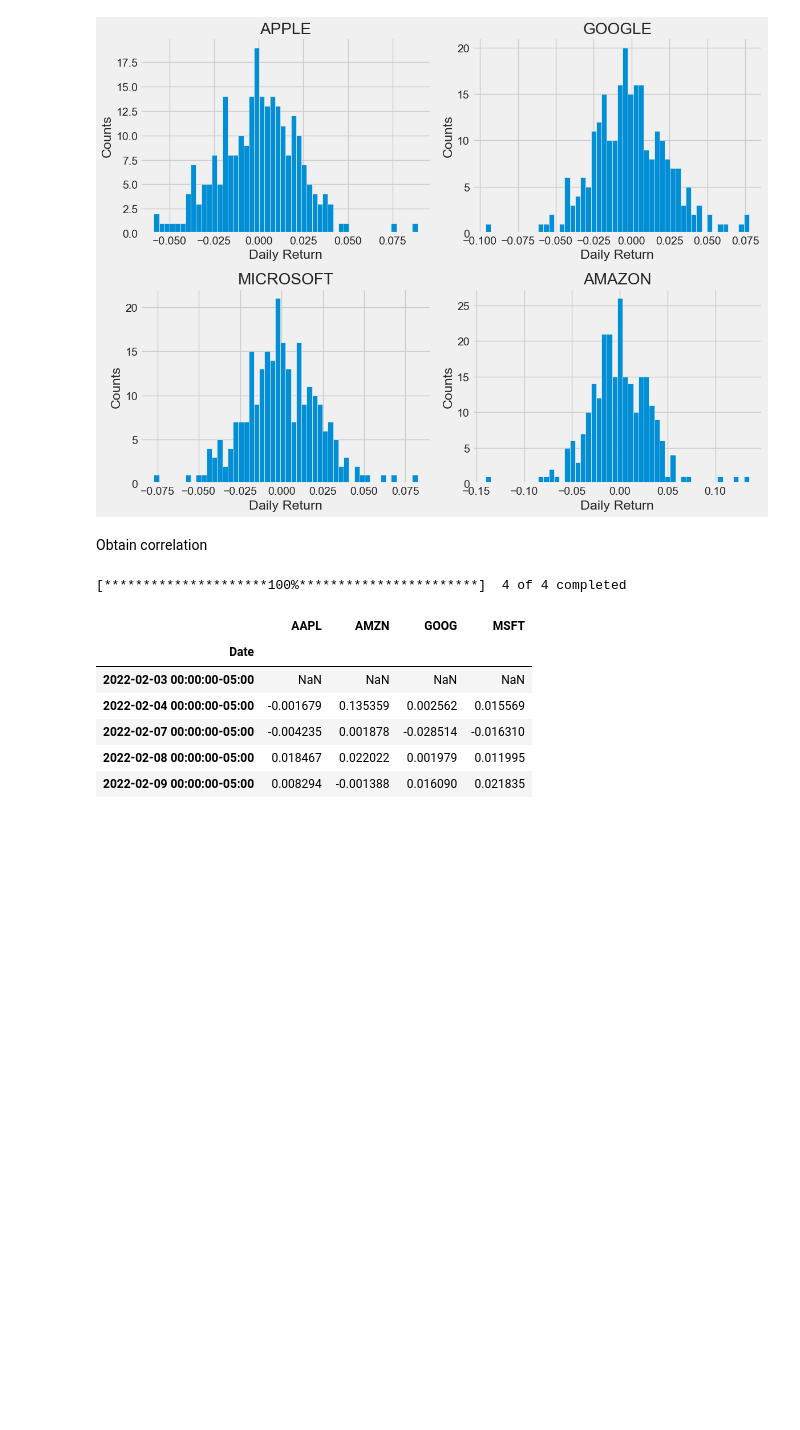
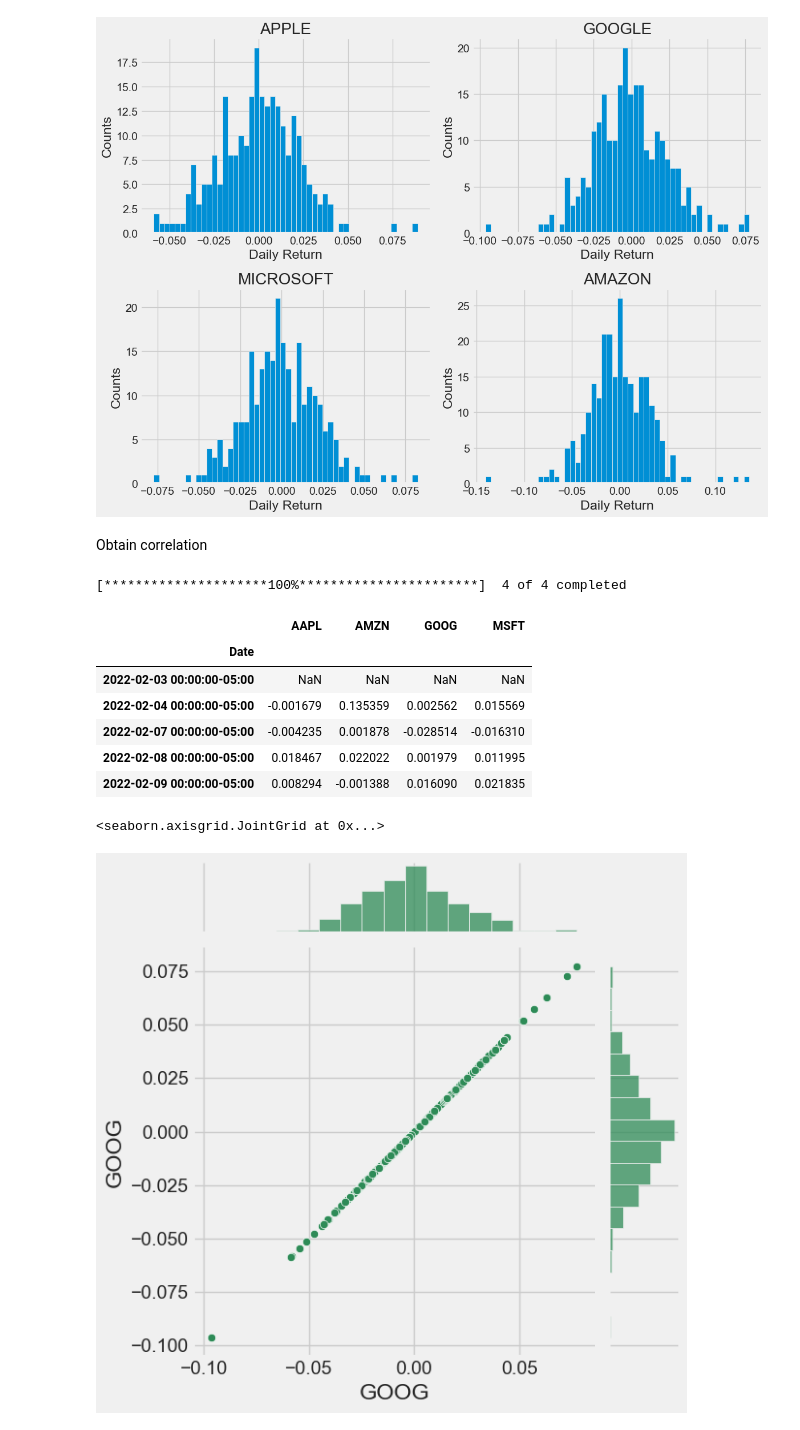
Before and after one commit to josefigarola/ML_Practices, a Jupyter notebook: StockMarketAnalysis.ipynb, the cells around one changed output. Drawn from its saved outputs; the diff is of its cells as text; code cells hidden in the pictures; blank space fills up the shorter version.

```diff
--- a/StockMarketAnalysis.ipynb
+++ b/StockMarketAnalysis.ipynb
@@ -4,3 +4,30 @@ Name: Stock Market Analysis
 Project Type: Deep Learning: Long short-term memory (LSTM)
 
 Analyzing the risk of a stock based on its previous performance history. Predicting future stock prices using LSTM.
+# %%
+import pandas as pd
+import numpy as np
+
+import matplotlib.pyplot as plt
+import seaborn as sns
+sns.set_style('whitegrid')
+plt.style.use("fivethirtyeight")
+%matplotlib inline
+
+# For reading stock data from yahoo
+from pandas_datareader.data import DataReader
+import yfinance as yf
+from pandas_datareader import data as pdr
+
+yf.pdr_override()
+
+# For time stamps
+from datetime import datetime
+
+# To scale the data
+from sklearn.preprocessing import MinMaxScaler
+
+import tensorflow as tf
+import tensorflow.keras as keras
+from tensorflow.keras.models import Sequential
+from tensorflow.keras.layers import Dense, Dropout, LSTM, Activation
@@ -221,3 +251,9 @@ tech_rets.head()
 | 2022-02-07 00:00:00-05:00 | -0.004235 | 0.001878 | -0.028514 | -0.016310 |
 | 2022-02-08 00:00:00-05:00 | 0.018467 | 0.022022 | 0.001979 | 0.011995 |
 | 2022-02-09 00:00:00-05:00 | 0.008294 | -0.001388 | 0.016090 | 0.021835 |
+# %%
+# Comparing Google to itself should show a perfectly linear relationship
+sns.jointplot(x='GOOG', y='GOOG', data=tech_rets, kind='scatter', color='seagreen')
+# %% [output]
+<seaborn.axisgrid.JointGrid at 0x...>
+[figure, added]
```
Also changed, not shown: parts of 11 cells of this notebook.
